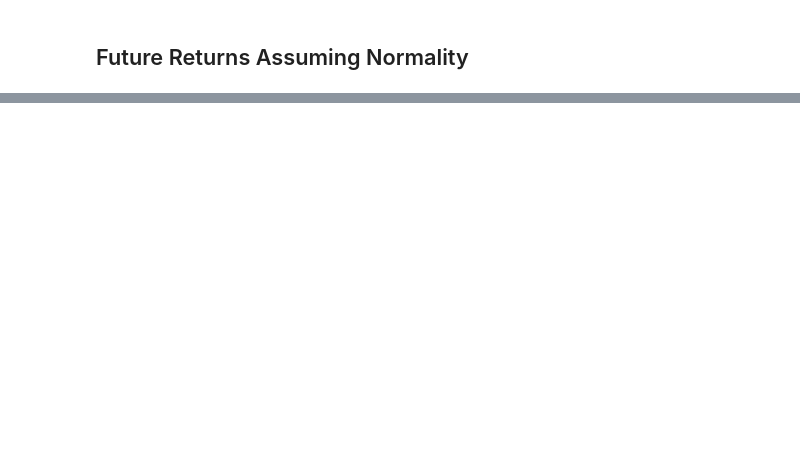
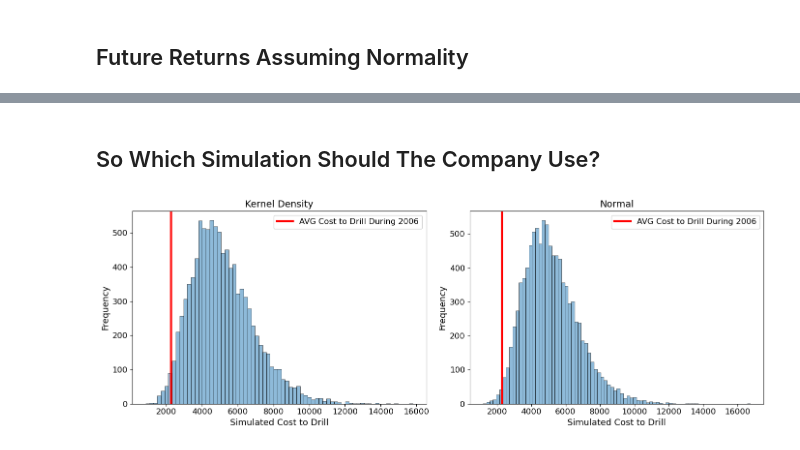
Before and after one commit to SterlingHayden/Simulation-and-Risk, a Jupyter notebook: HW/HW-01/HW-01.ipynb, the cells around one changed output, grey strips where cells are left out. Saved outputs shown, nothing was run; the diff lists cells and outputs as text; code cells hidden in the pictures; blank space fills up the shorter version.

```diff
--- a/HW/HW-01/HW-01.ipynb
+++ b/HW/HW-01/HW-01.ipynb
@@ -117,0 +134,27 @@ ax.axvline(x = df['AVG_Return'].iloc[-1], color = "red")
+# %% [markdown]
+## So Which Simulation Should The Company Use?
+# %%
+fig, axes = plt.subplots(1, 2, figsize=(14, 5))  # Create side-by-side plots
+
+# kde
+sns.histplot(data=data_kernel, ax=axes[0])
+axes[0].axvline(x=df['AVG_Cost'].iloc[-1], color="red", linewidth=3, label="AVG Cost to Drill During 2006")
+axes[0].set_xlabel("Simulated Cost to Drill", fontsize=13)
+axes[0].set_ylabel("Frequency", fontsize=13)
+axes[0].set_title("Kernel Density", fontsize=14)
+axes[0].legend(fontsize=12)
+axes[0].tick_params(axis="both", labelsize=12)
+
+# N
+sns.histplot(data=data_normal, ax=axes[1])
+axes[1].axvline(x=df['AVG_Cost'].iloc[-1], color="red", linewidth=3, label="AVG Cost to Drill During 2006")
+axes[1].set_xlabel("Simulated Cost to Drill", fontsize=13)
+axes[1].set_ylabel("Frequency", fontsize=13)
+axes[1].set_title("Normal", fontsize=14)  # Title
+axes[1].legend(fontsize=12)
+axes[1].tick_params(axis="both", labelsize=12)
+
+plt.tight_layout()
+plt.show()
+# %% [output]
+[figure, added]
```
Also changed, not shown: parts of 9 cells of this notebook.
